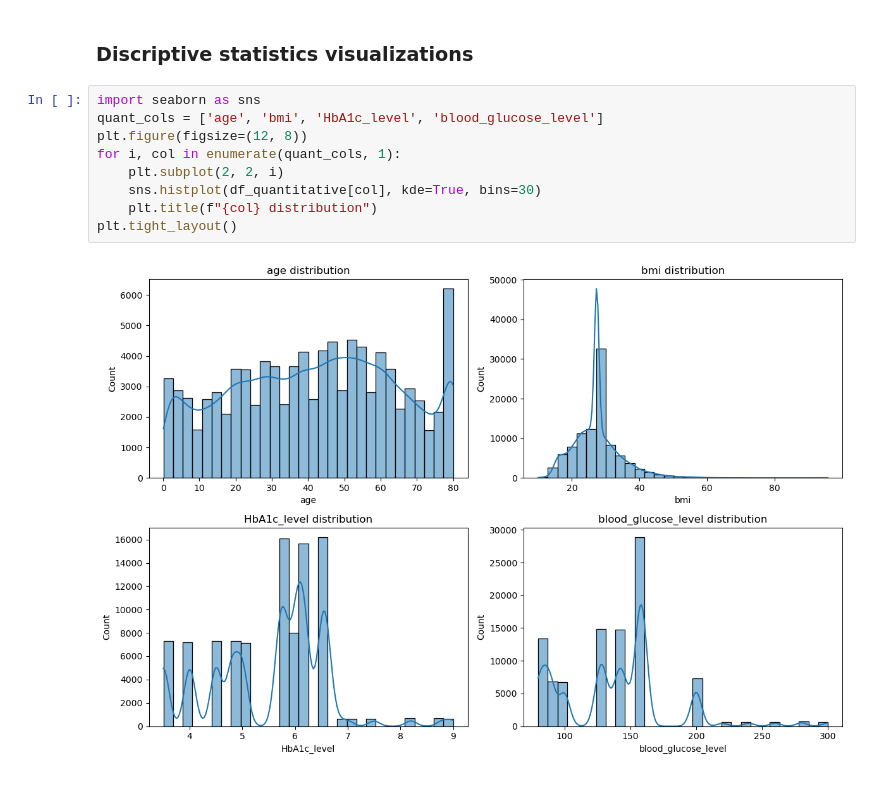
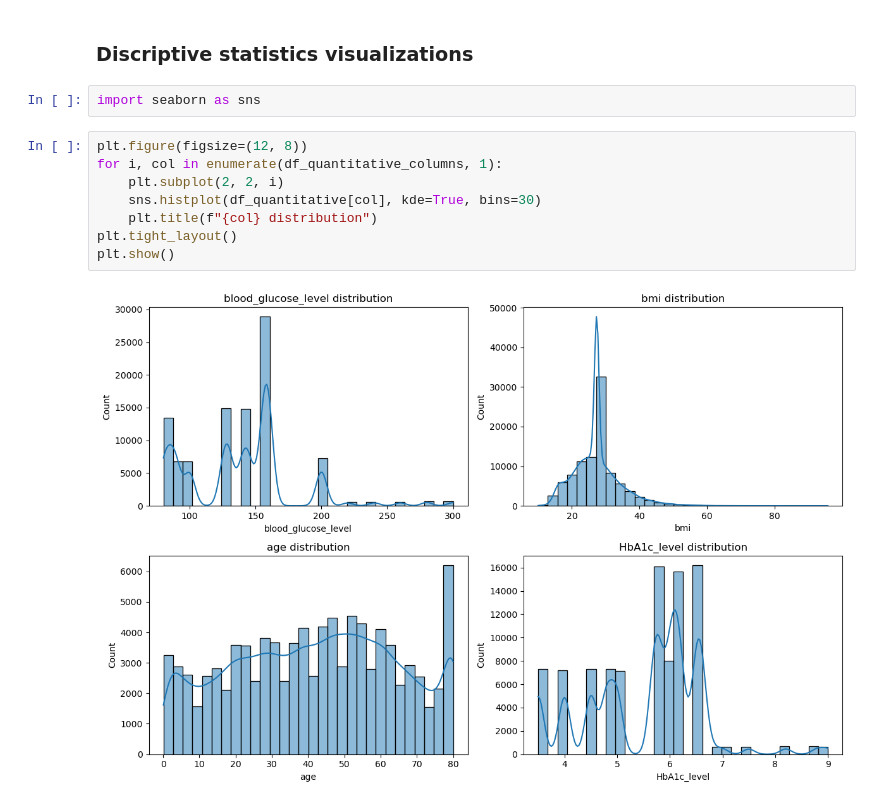
Before and after one commit to pwoosam/aai-500-diabetes-prediction, a Jupyter notebook: notebooks/datacleaning_and_eda.ipynb, the cells around one changed output. Cells and saved outputs as stored; diff of their text form.

```diff
--- a/notebooks/datacleaning_and_eda.ipynb
+++ b/notebooks/datacleaning_and_eda.ipynb
@@ -215,16 +215,17 @@ The quantitative columns are: ['blood_glucose_level', 'bmi', 'HbA1c_level', 'age
 The dataset has
 # %% [markdown]
 ### Discriptive statistics visualizations
+# %%
+import seaborn as sns
 # %%
-import seaborn as sns
-quant_cols = ['age', 'bmi', 'HbA1c_level', 'blood_glucose_level']
 plt.figure(figsize=(12, 8))
-for i, col in enumerate(quant_cols, 1):
+for i, col in enumerate(df_quantitative_columns, 1):
     plt.subplot(2, 2, i)
     sns.histplot(df_quantitative[col], kde=True, bins=30)
     plt.title(f"{col} distribution")
 plt.tight_layout()
+plt.show()
 # %% [output]
-[figure, old version]
+[figure, new version]
 # %%
 plt.figure(figsize=(12, 8))
```
Also changed, not shown: parts of 9 cells of this notebook.
